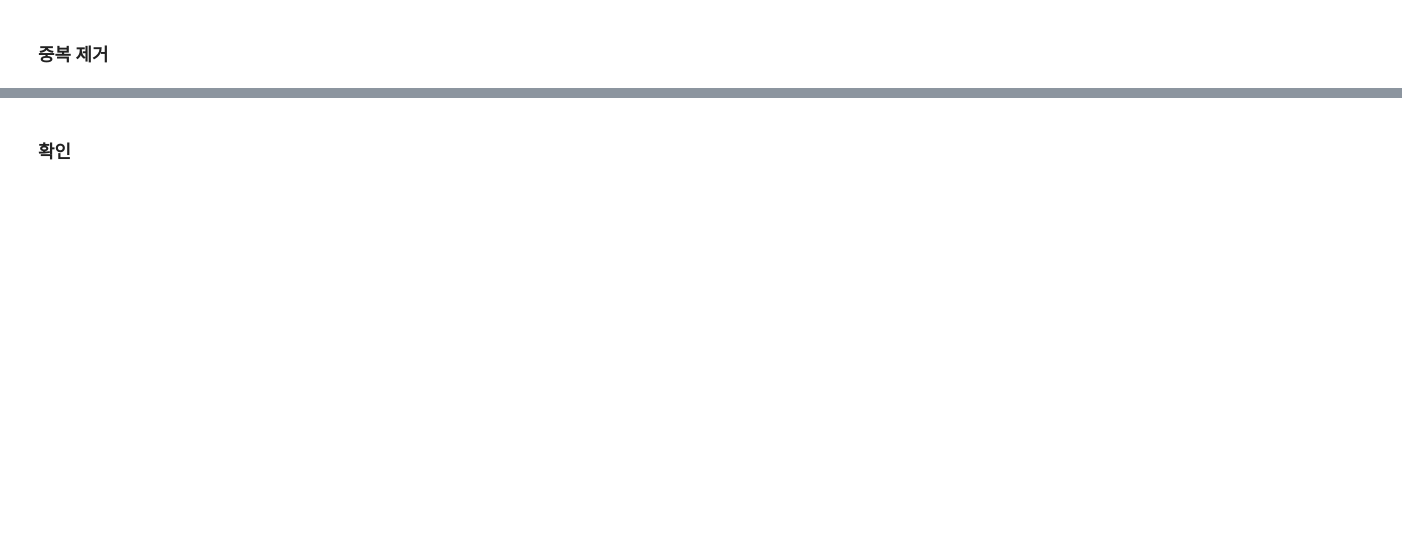
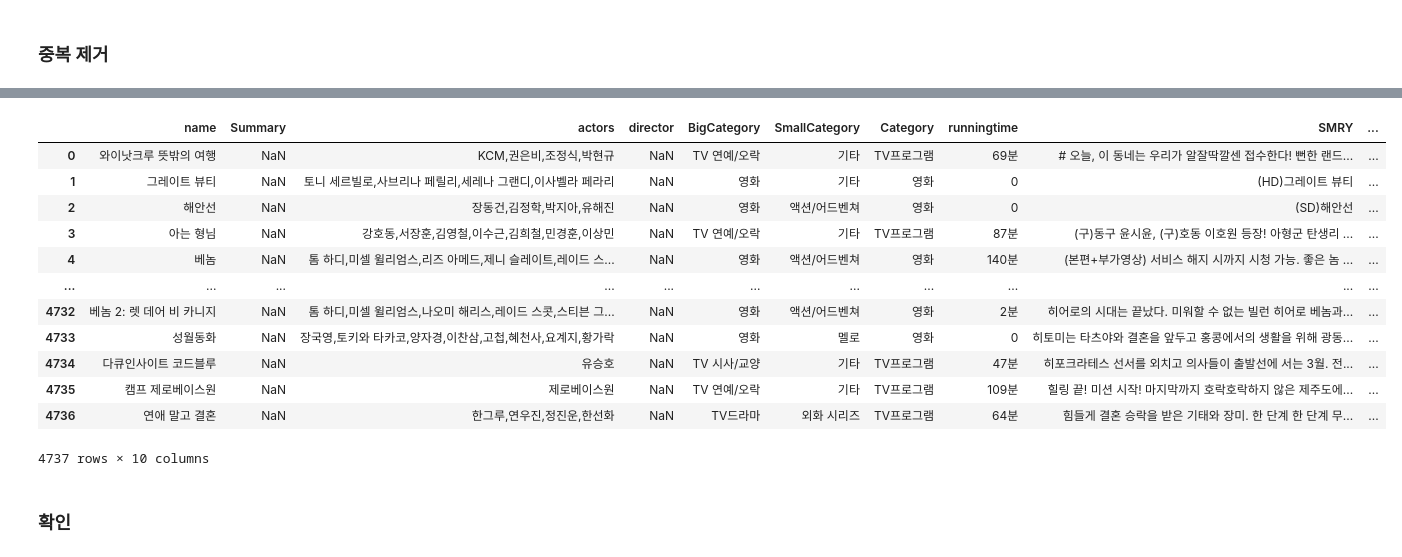
Before and after one commit to LGHV-team1/final-project, a Jupyter notebook: 전처리/vod, content 통합 전처리(크롤링).ipynb, the cells around one changed output, grey strips where cells are left out. Cells and saved outputs as stored; diff of their text form; code cells hidden in the pictures; blank space fills up the shorter version.

```diff
--- a/전처리/vod, content 통합 전처리(크롤링).ipynb
+++ b/전처리/vod, content 통합 전처리(크롤링).ipynb
@@ -391,3 +415,21 @@ vod_data
+# %%
+# count 합침
+vod_data_addcount = vod_data_drop_duplicated.merge(counts, on=['name', 'BigCategory'], how='left')
+vod_data_addcount
+# %% [output]
+|  | name | Summary | actors | director | BigCategory | SmallCategory | Category | runningtime | SMRY | ... |
+| 0 | 와이낫크루 뜻밖의 여행 | NaN | KCM,권은비,조정식,박현규 | NaN | TV 연예/오락 | 기타 | TV프로그램 | 69분 | # 오늘, 이 동네는 우리가 알잘딱깔센 접수한다! 뻔한 랜드... | ... |
+| 1 | 그레이트 뷰티 | NaN | 토니 세르빌로,사브리나 페릴리,세레나 그랜디,이사벨라 페라리 | NaN | 영화 | 기타 | 영화 | 0 | (HD)그레이트 뷰티 | ... |
+| 2 | 해안선 | NaN | 장동건,김정학,박지아,유해진 | NaN | 영화 | 액션/어드벤쳐 | 영화 | 0 | (SD)해안선 | ... |
+| 3 | 아는 형님 | NaN | 강호동,서장훈,김영철,이수근,김희철,민경훈,이상민 | NaN | TV 연예/오락 | 기타 | TV프로그램 | 87분 | (구)동구 윤시윤, (구)호동 이호원 등장! 아형군 탄생리 ... | ... |
+| 4 | 베놈 | NaN | 톰 하디,미셀 윌리엄스,리즈 아메드,제니 슬레이트,레이드 스... | NaN | 영화 | 액션/어드벤쳐 | 영화 | 140분 | (본편+부가영상) 서비스 해지 시까지 시청 가능. 좋은 놈 ... | ... |
+| ... | ... | ... | ... | ... | ... | ... | ... | ... | ... | ... |
+| 4732 | 베놈 2: 렛 데어 비 카니지 | NaN | 톰 하디,미셀 윌리엄스,나오미 해리스,레이드 스콧,스티븐 그... | NaN | 영화 | 액션/어드벤쳐 | 영화 | 2분 | 히어로의 시대는 끝났다. 미워할 수 없는 빌런 히어로 베놈과... | ... |
+| 4733 | 성월동화 | NaN | 장국영,토키와 타카코,양자경,이찬삼,고첩,혜천사,요계지,황가락 | NaN | 영화 | 멜로 | 영화 | 0 | 히토미는 타츠야와 결혼을 앞두고 홍콩에서의 생활을 위해 광동... | ... |
+| 4734 | 다큐인사이트 코드블루 | NaN | 유승호 | NaN | TV 시사/교양 | 기타 | TV프로그램 | 47분 | 히포크라테스 선서를 외치고 의사들이 출발선에 서는 3월. 전... | ... |
+| 4735 | 캠프 제로베이스원 | NaN | 제로베이스원 | NaN | TV 연예/오락 | 기타 | TV프로그램 | 109분 | 힐링 끝! 미션 시작! 마지막까지 호락호락하지 않은 제주도에... | ... |
+| 4736 | 연애 말고 결혼 | NaN | 한그루,연우진,정진운,한선화 | NaN | TV드라마 | 외화 시리즈 | TV프로그램 | 64분 | 힘들게 결혼 승락을 받은 기태와 장미. 한 단계 한 단계 무... | ... |
+4737 rows × 10 columns
 # %% [markdown]
 ### 확인
 # %%
```
Also changed, not shown: parts of 12 cells of this notebook.
